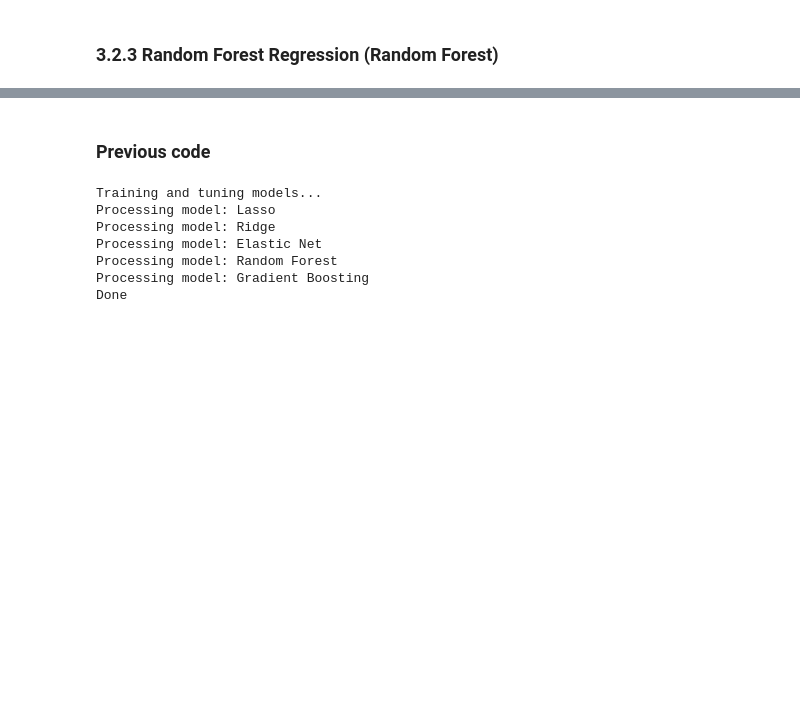
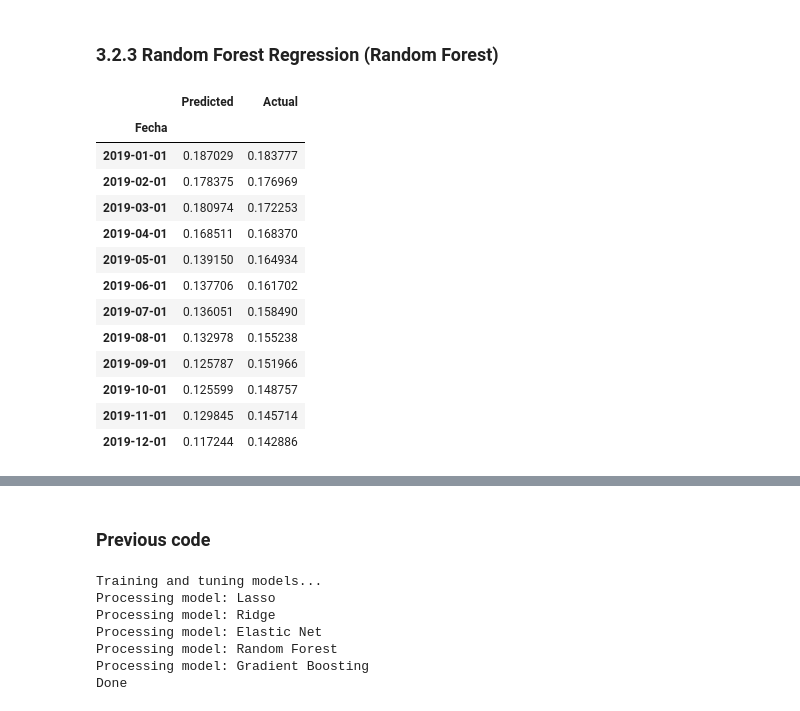
Before and after one commit to estcab00/inflation-prediction, a Jupyter notebook: code/headline_inflation/2019/3_RegressionML_H19.ipynb, the cells around one changed output, grey strips where cells are left out. Saved outputs shown, nothing was run; the diff lists cells and outputs as text; code cells hidden in the pictures; blank space fills up the shorter version.

```diff
--- a/code/headline_inflation/2019/3_RegressionML_H19.ipynb
+++ b/code/headline_inflation/2019/3_RegressionML_H19.ipynb
@@ -561,2 +492,38 @@ pd.concat([RMSE_rw, RMSE_arima, RMSE_var, RMSE_ridge, RMSE_lasso], axis=1).plot(
 # %% [markdown]
 ### 3.2.3 Random Forest Regression (Random Forest)
+# %%
+target = "CPI"
+Y = pd.DataFrame(df_lags[target])
+X = df_lags.drop(columns=[target])
+
+y_train = train_set[target]
+y_test  = test_set[target]
+X_train = train_set.loc[:, train_set.columns != target]
+X_test  = test_set.loc[:, test_set.columns != target]
+
+# Implementing the temporal cross-validation
+from sklearn.model_selection import TimeSeriesSplit
+tscv = TimeSeriesSplit(n_splits=5, test_size= 12)
+
+# We implement the model
+from sklearn.ensemble import RandomForestRegressor
+random_forest = RandomForestRegressor( random_state = 2024, n_jobs = -1 )
+model = random_forest
+
+# We define out lambdas and implement our gridparams
+n_estimators = [5, 6, 10, 12, 15]
+
+max_depth = [10, 20, 30, 50]
+
+grid_params = {'n_estimators': n_estimators, 'max_depth': max_depth}
+
+# We implement our gridsearch
+grid_search = GridSearchCV( model, grid_params, cv = tscv, scoring = 'neg_mean_squared_error')
+
+grid_search.fit( X_train, y_train )
+
+pd.DataFrame( grid_search.cv_results_ )
+
+# And select out best model
+best_model  = grid_search.best_estimator_
+best_params = grid_search.best_params_
@@ -562,0 +533,19 @@ pd.concat([RMSE_rw, RMSE_arima, RMSE_var, RMSE_ridge, RMSE_lasso], axis=1).plot(
+# %%
+results = pd.concat([y_pred, y_test],axis=1)
+results.rename(columns={'CPI': 'Actual', 0: 'Predicted'}, inplace=True)
+results
+# %% [output]
+|  | Predicted | Actual |
+| Fecha |  |  |
+| 2019-01-01 | 0.187029 | 0.183777 |
+| 2019-02-01 | 0.178375 | 0.176969 |
+| 2019-03-01 | 0.180974 | 0.172253 |
+| 2019-04-01 | 0.168511 | 0.168370 |
+| 2019-05-01 | 0.139150 | 0.164934 |
+| 2019-06-01 | 0.137706 | 0.161702 |
+| 2019-07-01 | 0.136051 | 0.158490 |
+| 2019-08-01 | 0.132978 | 0.155238 |
+| 2019-09-01 | 0.125787 | 0.151966 |
+| 2019-10-01 | 0.125599 | 0.148757 |
+| 2019-11-01 | 0.129845 | 0.145714 |
+| 2019-12-01 | 0.117244 | 0.142886 |
```
Also changed, not shown: parts of 24 cells of this notebook, 3 other files.
